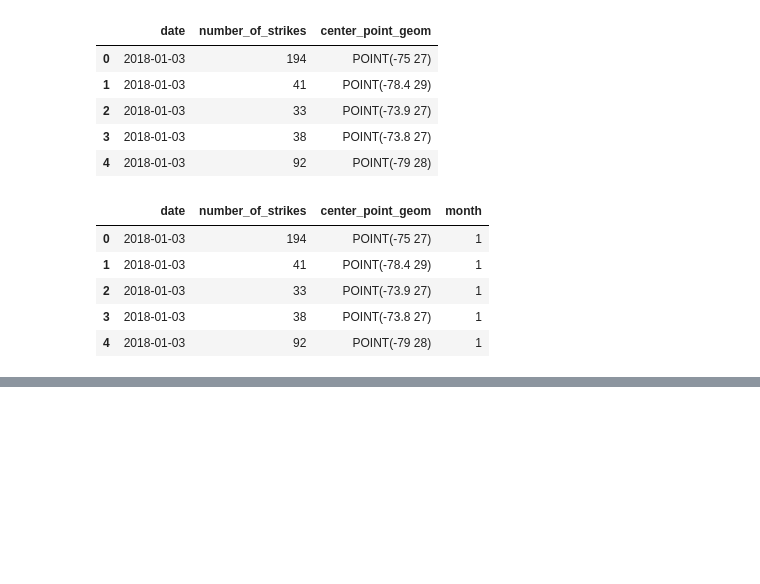
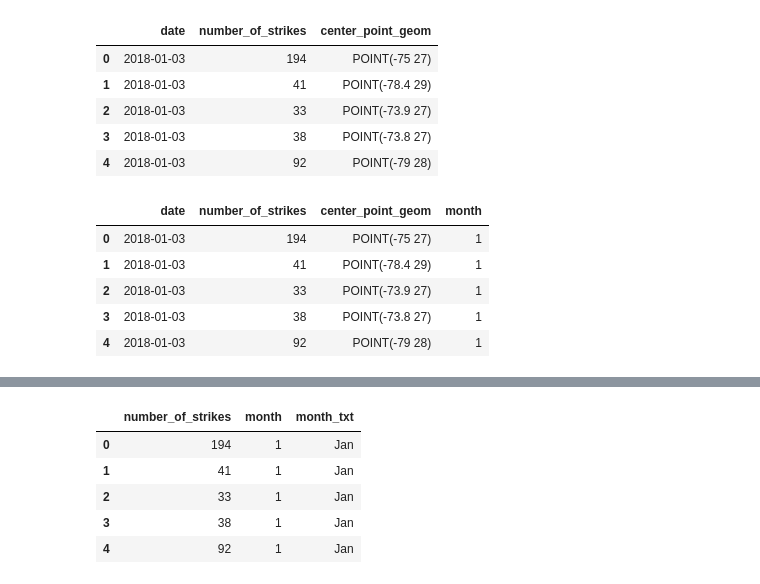
Before and after one commit to mfarucci/AdvancedDataAnalytics, a Jupyter notebook: EDA1.ipynb, the cells around one changed output, grey strips where cells are left out. Saved outputs shown, nothing was run; the diff lists cells and outputs as text; code cells hidden in the pictures; blank space fills up the shorter version.

```diff
--- a/EDA1.ipynb
+++ b/EDA1.ipynb
@@ -102,0 +103,10 @@ df.head()
+# %%
+df_sub = df[['number_of_strikes','month', 'month_txt']]
+df_sub.head()
+# %% [output]
+|  | number_of_strikes | month | month_txt |
+| 0 | 194 | 1 | Jan |
+| 1 | 41 | 1 | Jan |
+| 2 | 33 | 1 | Jan |
+| 3 | 38 | 1 | Jan |
+| 4 | 92 | 1 | Jan |
```
Also changed, not shown: parts of 4 cells of this notebook.
